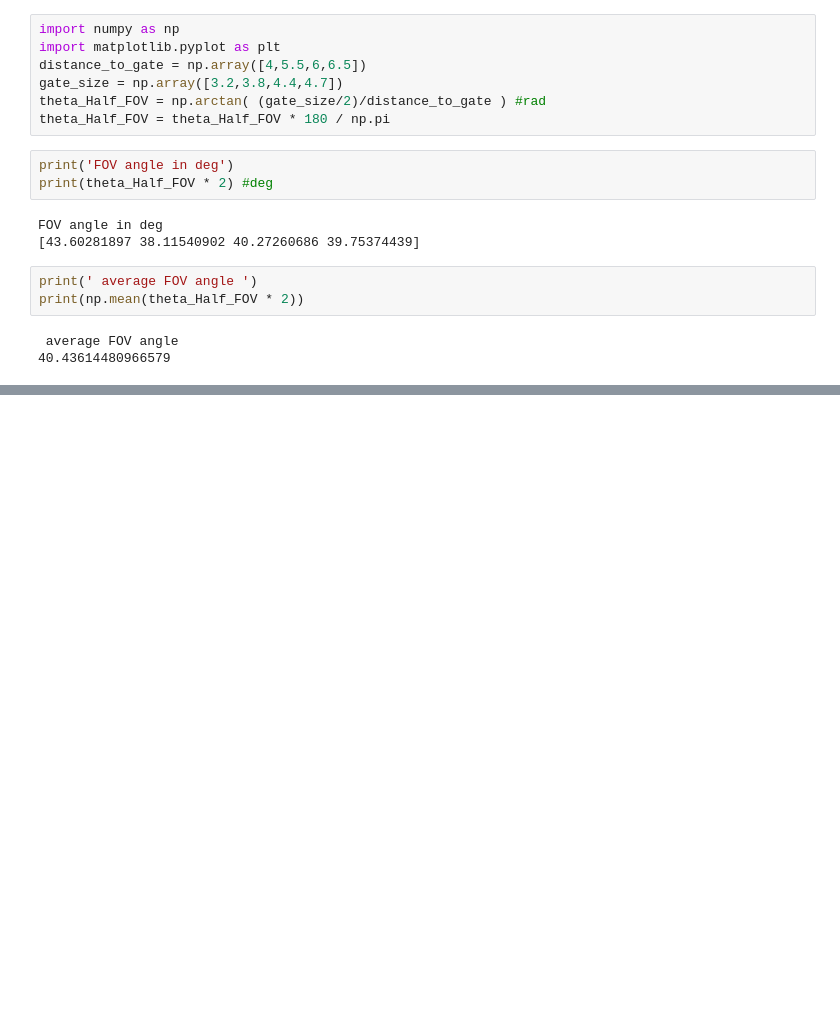
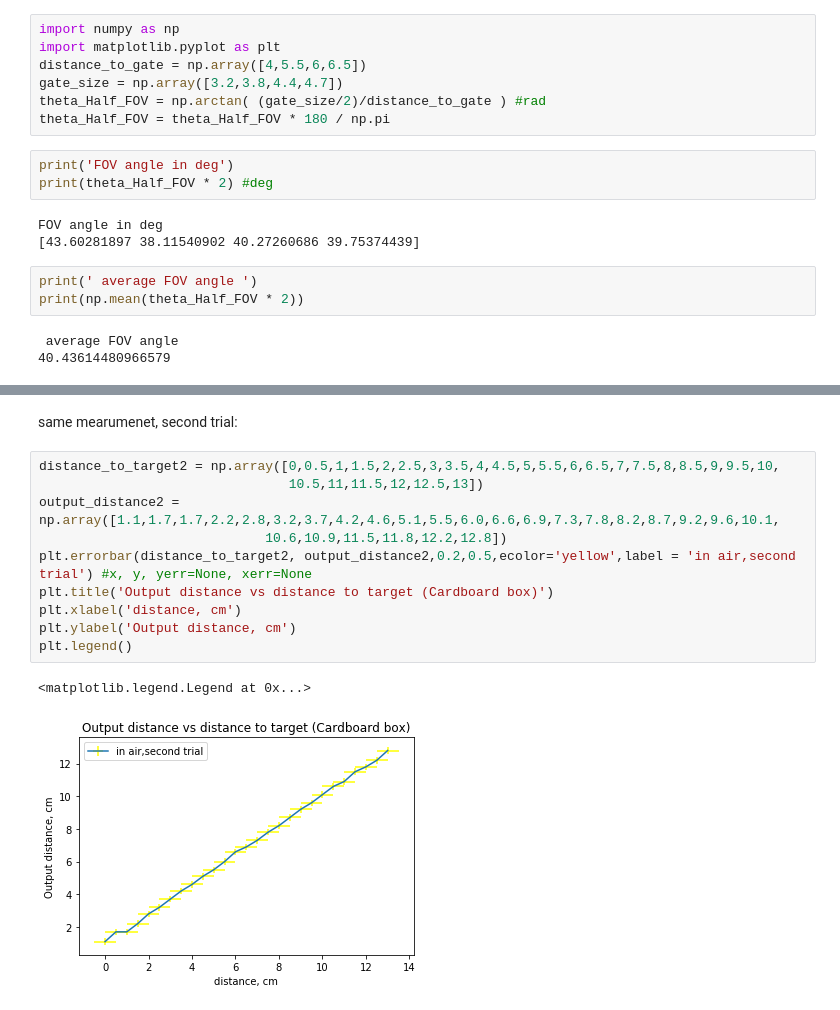
Before and after one commit to alisanozdrina/lightSensor, a Jupyter notebook: lightSensor.ipynb, the cells around one changed output, grey strips where cells are left out. Saved outputs shown, nothing was run; the diff lists cells and outputs as text; blank space fills up the shorter version.

```diff
--- a/lightSensor.ipynb
+++ b/lightSensor.ipynb
@@ -200,0 +219,15 @@ Data from Proximity and ambient light sensing (ALS) module specification documen
+# %% [markdown]
+same mearumenet, second trial:
+# %%
+distance_to_target2 = np.array([0,0.5,1,1.5,2,2.5,3,3.5,4,4.5,5,5.5,6,6.5,7,7.5,8,8.5,9,9.5,10,
+                                10.5,11,11.5,12,12.5,13])
+output_distance2 = np.array([1.1,1.7,1.7,2.2,2.8,3.2,3.7,4.2,4.6,5.1,5.5,6.0,6.6,6.9,7.3,7.8,8.2,8.7,9.2,9.6,10.1,
+                             10.6,10.9,11.5,11.8,12.2,12.8])
+plt.errorbar(distance_to_target2, output_distance2,0.2,0.5,ecolor='yellow',label = 'in air,second trial') #x, y, yerr=None, xerr=None
+plt.title('Output distance vs distance to target (Cardboard box)')
+plt.xlabel('distance, cm')
+plt.ylabel('Output distance, cm')
+plt.legend()
+# %% [output]
+<matplotlib.legend.Legend at 0x...>
+[figure, added]
```
Also changed, not shown: parts of 53 cells of this notebook, 1 other file.
